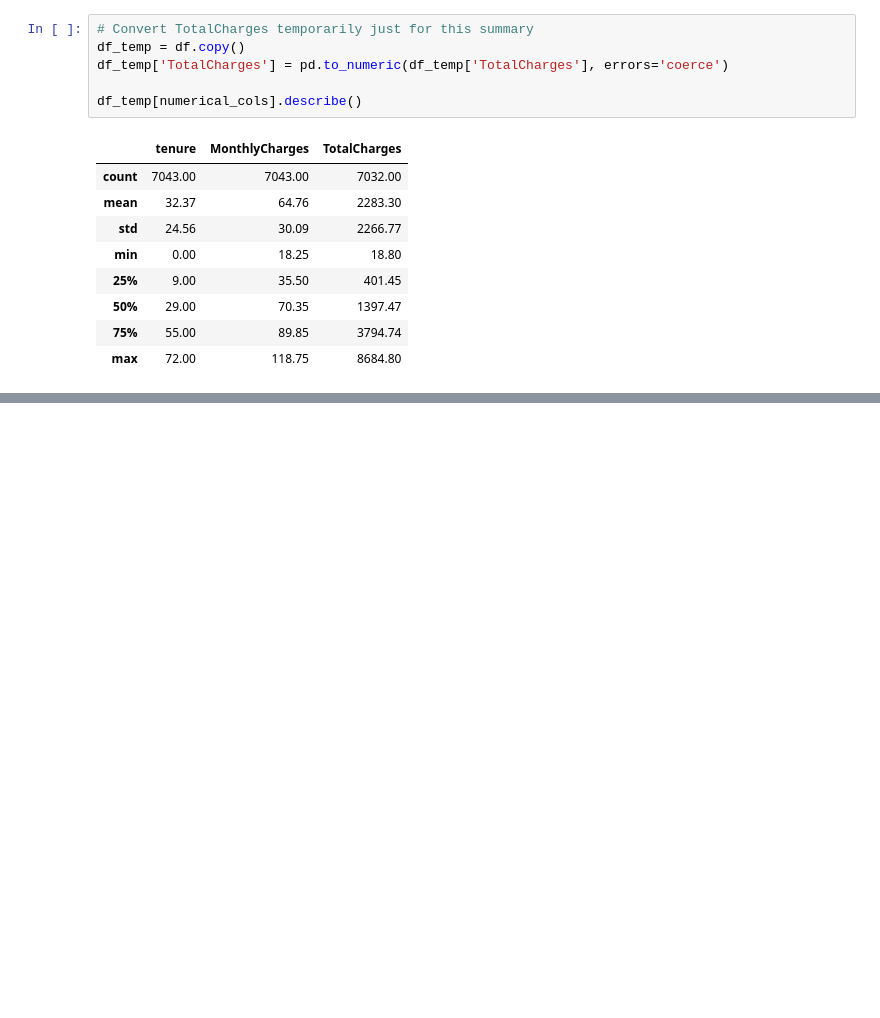
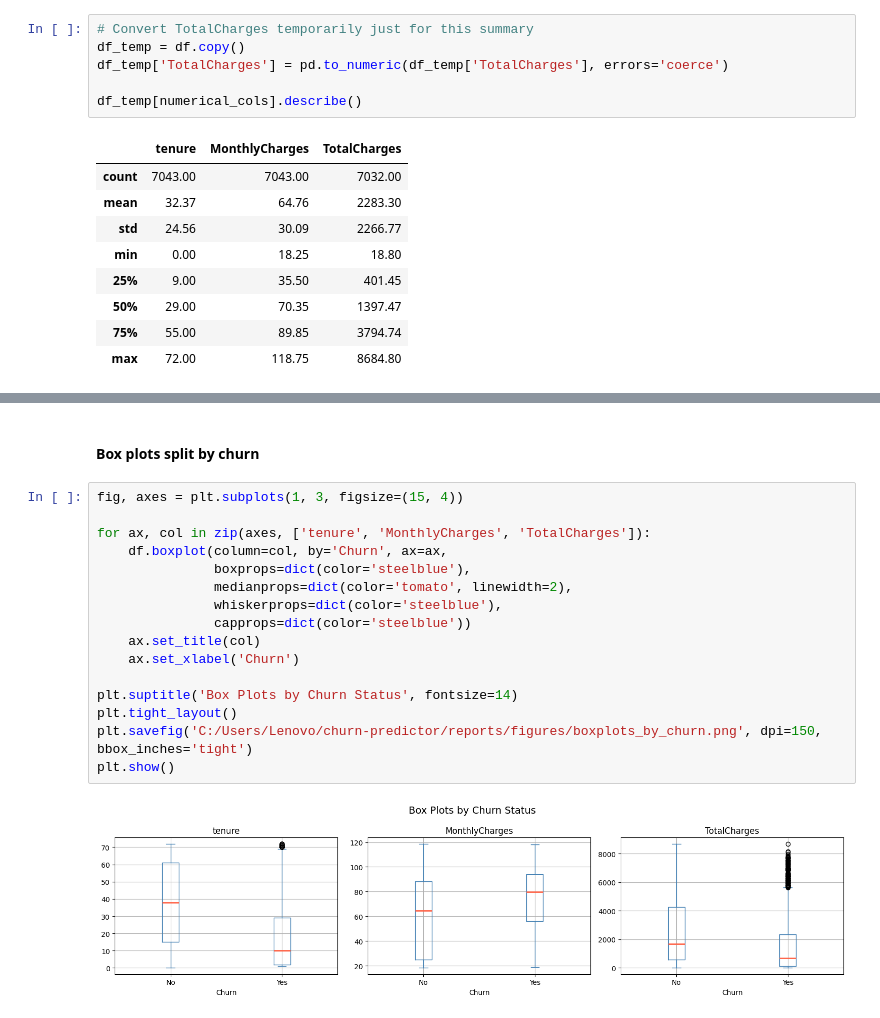
Before and after one commit to Sushanth-Allampati/churn-predictor, a Jupyter notebook: notebooks/01_eda.ipynb, the cells around one changed output, grey strips where cells are left out. Saved outputs shown, nothing was run; the diff lists cells and outputs as text; blank space fills up the shorter version.

```diff
--- a/notebooks/01_eda.ipynb
+++ b/notebooks/01_eda.ipynb
@@ -151,0 +227,20 @@ df_temp[numerical_cols].describe()
+# %% [markdown]
+<h4>Box plots split by churn</h4>
+# %%
+fig, axes = plt.subplots(1, 3, figsize=(15, 4))
+
+for ax, col in zip(axes, ['tenure', 'MonthlyCharges', 'TotalCharges']):
+    df.boxplot(column=col, by='Churn', ax=ax,
+               boxprops=dict(color='steelblue'),
+               medianprops=dict(color='tomato', linewidth=2),
+               whiskerprops=dict(color='steelblue'),
+               capprops=dict(color='steelblue'))
+    ax.set_title(col)
+    ax.set_xlabel('Churn')
+
+plt.suptitle('Box Plots by Churn Status', fontsize=14)
+plt.tight_layout()
+plt.savefig('C:/Users/Lenovo/churn-predictor/reports/figures/boxplots_by_churn.png', dpi=150, bbox_inches='tight')
+plt.show()
+# %% [output]
+[figure, added]
```
Also changed, not shown: parts of 12 cells of this notebook, 4 other files.
